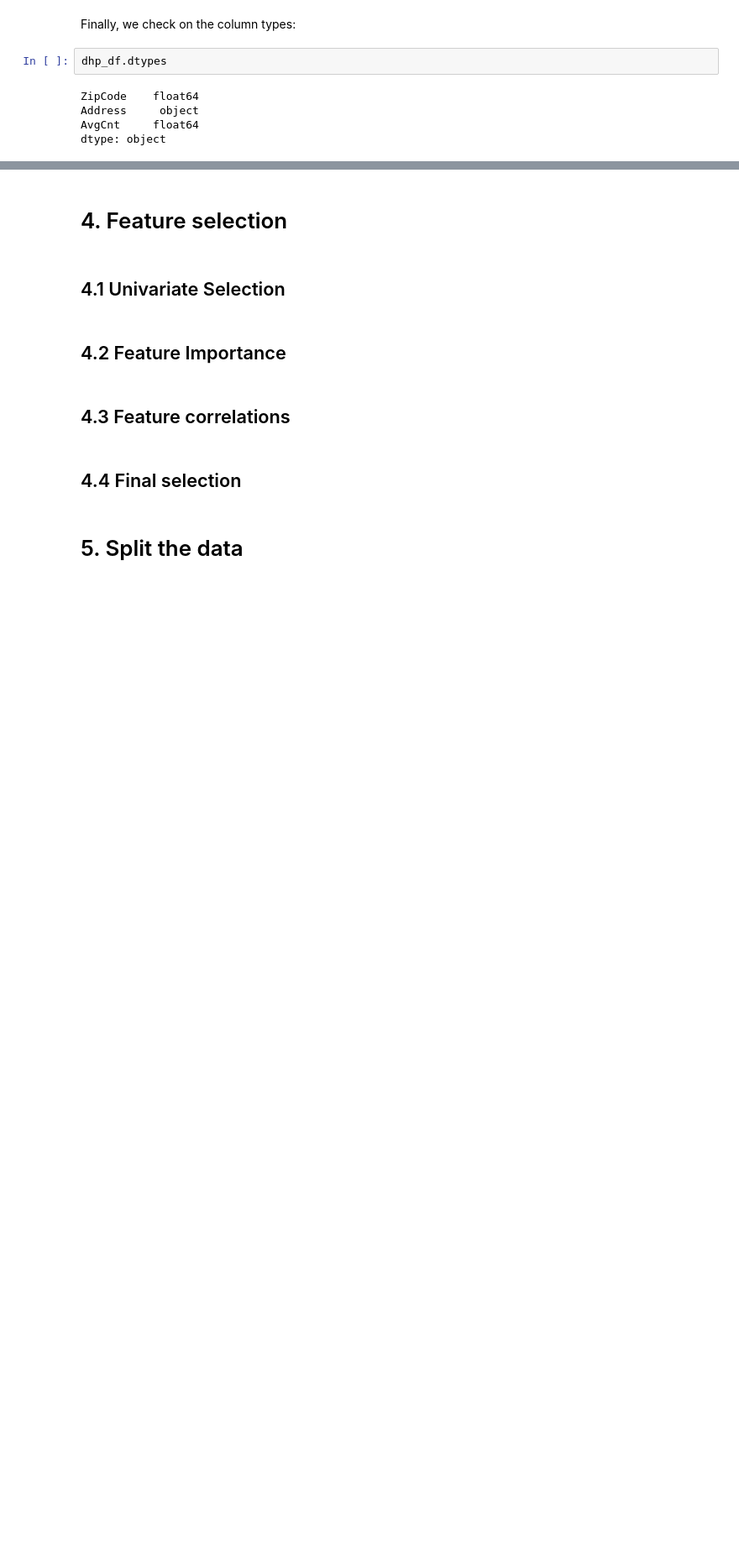
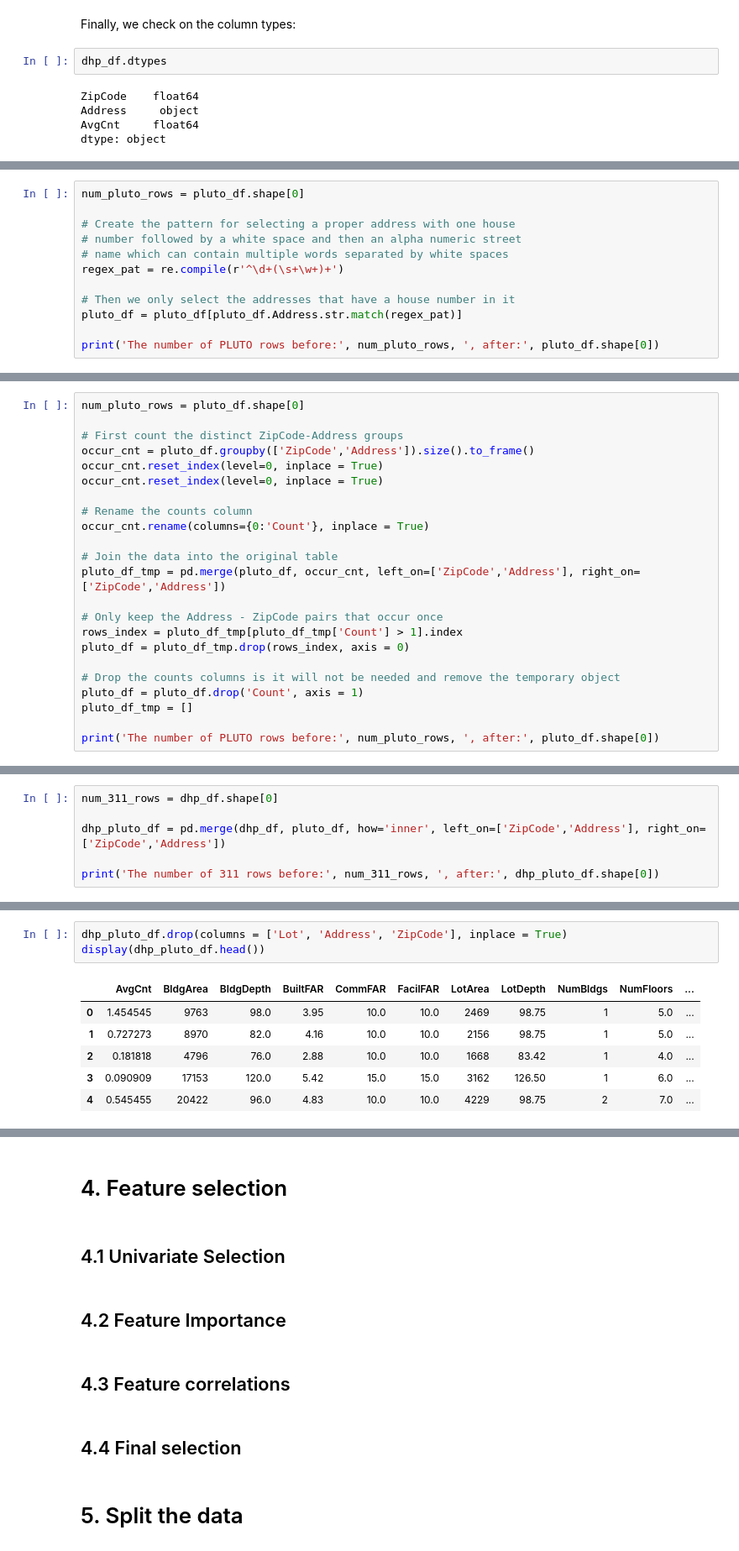
Before and after one commit to ivan-zapreev/data-science-python-projects, a Jupyter notebook: IBM_DS0720EN/capstone_04.ipynb, the cells around one changed output, grey strips where cells are left out. Shown at 84% size. Drawn from its saved outputs; the diff is of its cells as text; blank space fills up the shorter version.

Commit message:
Finished sections on data loading, cleaning and preparation; Joining data sets

```diff
--- a/IBM_DS0720EN/capstone_04.ipynb
+++ b/IBM_DS0720EN/capstone_04.ipynb
@@ -234,0 +271,12 @@ All the data types are in order: the address is a string and the zip code and av
+# %%
+num_pluto_rows = pluto_df.shape[0]
+
+# Create the pattern for selecting a proper address with one house
+# number followed by a white space and then an alpha numeric street
+# name which can contain multiple words separated by white spaces
+regex_pat = re.compile(r'^\d+(\s+\w+)+')
+
+# Then we only select the addresses that have a house number in it
+pluto_df = pluto_df[pluto_df.Address.str.match(regex_pat)]
+
+print('The number of PLUTO rows before:', num_pluto_rows, ', after:', pluto_df.shape[0])
@@ -234,0 +287,23 @@ All the data types are in order: the address is a string and the zip code and av
+# %%
+num_pluto_rows = pluto_df.shape[0]
+
+# First count the distinct ZipCode-Address groups
+occur_cnt = pluto_df.groupby(['ZipCode','Address']).size().to_frame()
+occur_cnt.reset_index(level=0, inplace = True)
+occur_cnt.reset_index(level=0, inplace = True)
+
+# Rename the counts column
+occur_cnt.rename(columns={0:'Count'}, inplace = True)
+
+# Join the data into the original table
+pluto_df_tmp = pd.merge(pluto_df, occur_cnt, left_on=['ZipCode','Address'], right_on=['ZipCode','Address'])
+
+# Only keep the Address - ZipCode pairs that occur once
+rows_index = pluto_df_tmp[pluto_df_tmp['Count'] > 1].index
+pluto_df = pluto_df_tmp.drop(rows_index, axis = 0)
+
+# Drop the counts columns is it will not be needed and remove the temporary object
+pluto_df = pluto_df.drop('Count', axis = 1)
+pluto_df_tmp = []
+
+print('The number of PLUTO rows before:', num_pluto_rows, ', after:', pluto_df.shape[0])
@@ -234,0 +338,6 @@ All the data types are in order: the address is a string and the zip code and av
+# %%
+num_311_rows = dhp_df.shape[0]
+
+dhp_pluto_df = pd.merge(dhp_df, pluto_df, how='inner', left_on=['ZipCode','Address'], right_on=['ZipCode','Address'])
+
+print('The number of 311 rows before:', num_311_rows, ', after:', dhp_pluto_df.shape[0])
@@ -234,0 +359,10 @@ All the data types are in order: the address is a string and the zip code and av
+# %%
+dhp_pluto_df.drop(columns = ['Lot', 'Address', 'ZipCode'], inplace = True)
+display(dhp_pluto_df.head())
+# %% [output]
+|  | AvgCnt | BldgArea | BldgDepth | BuiltFAR | CommFAR | FacilFAR | LotArea | LotDepth | NumBldgs | NumFloors | ... |
+| 0 | 1.454545 | 9763 | 98.0 | 3.95 | 10.0 | 10.0 | 2469 | 98.75 | 1 | 5.0 | ... |
+| 1 | 0.727273 | 8970 | 82.0 | 4.16 | 10.0 | 10.0 | 2156 | 98.75 | 1 | 5.0 | ... |
+| 2 | 0.181818 | 4796 | 76.0 | 2.88 | 10.0 | 10.0 | 1668 | 83.42 | 1 | 4.0 | ... |
+| 3 | 0.090909 | 17153 | 120.0 | 5.42 | 15.0 | 15.0 | 3162 | 126.50 | 1 | 6.0 | ... |
+| 4 | 0.545455 | 20422 | 96.0 | 4.83 | 10.0 | 10.0 | 4229 | 98.75 | 2 | 7.0 | ... |
```
Also changed, not shown: parts of 22 cells of this notebook.
